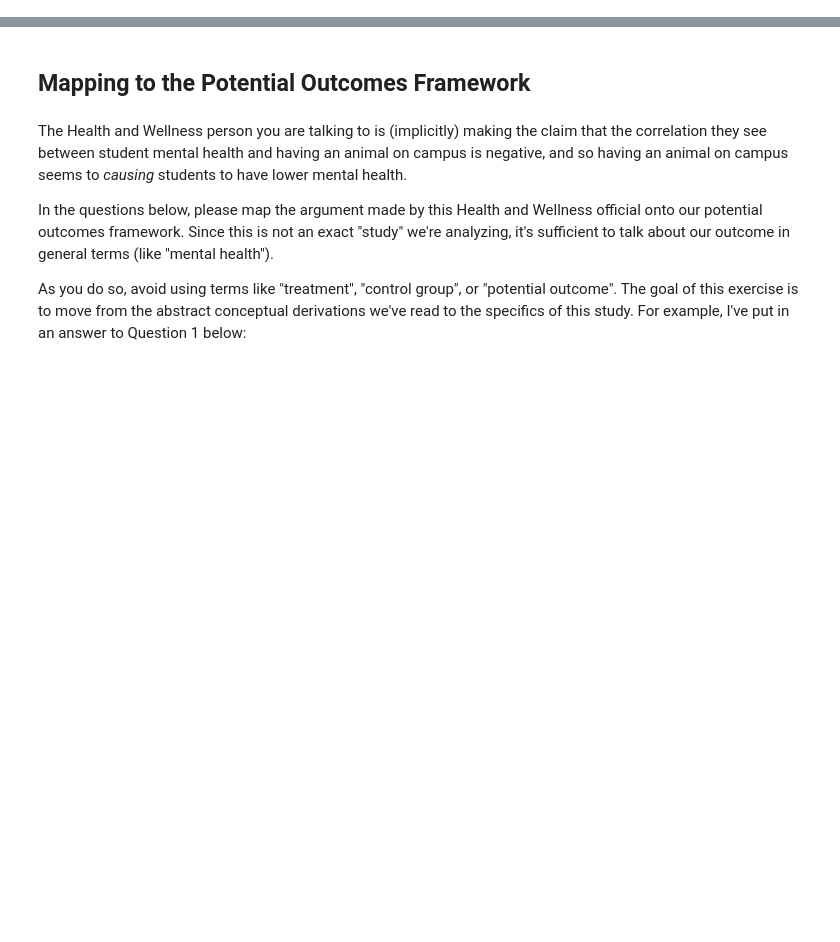
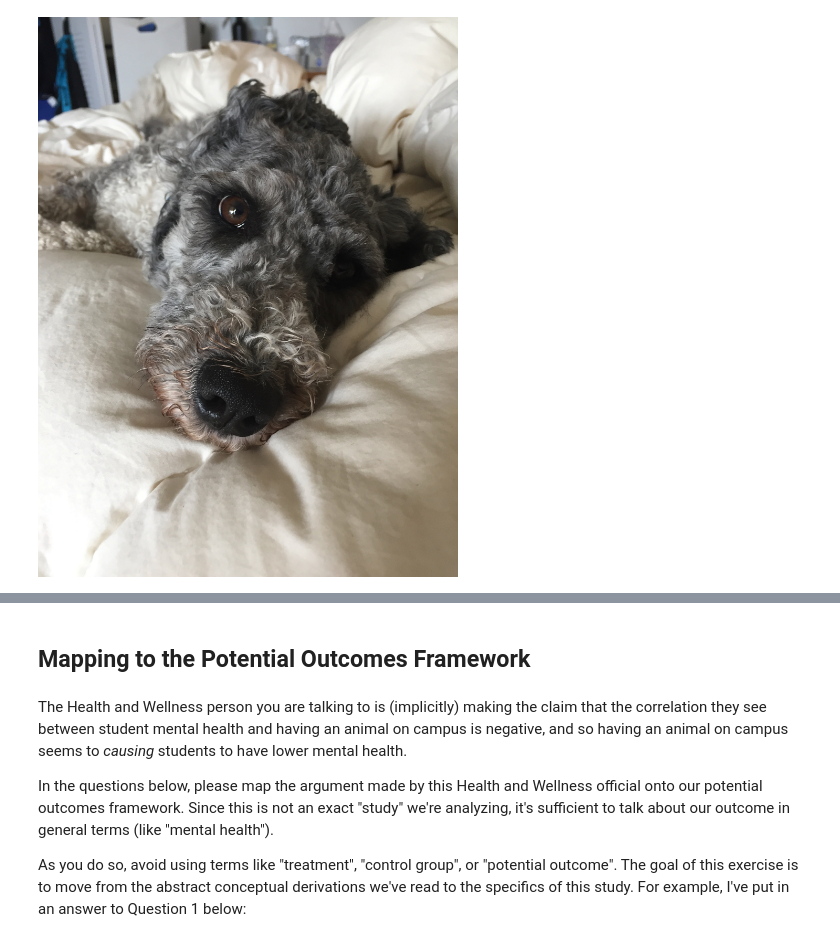
Before and after one commit to nickeubank/UDS_Midterm_2021, a Jupyter notebook: UDS_midterm_part2.ipynb, the cells around one changed output, grey strips where cells are left out. Saved outputs shown, nothing was run; the diff lists cells and outputs as text; code cells hidden in the pictures; blank space fills up the shorter version.

```diff
--- a/UDS_midterm_part2.ipynb
+++ b/UDS_midterm_part2.ipynb
@@ -1 +6,6 @@
+# %%
+from IPython.display import Image
+Image(filename="images/trillian_nose.jpeg")
+# %% [output]
+[figure, added]
 # %% [markdown]
```
Also changed, not shown: parts of 2 cells of this notebook.
